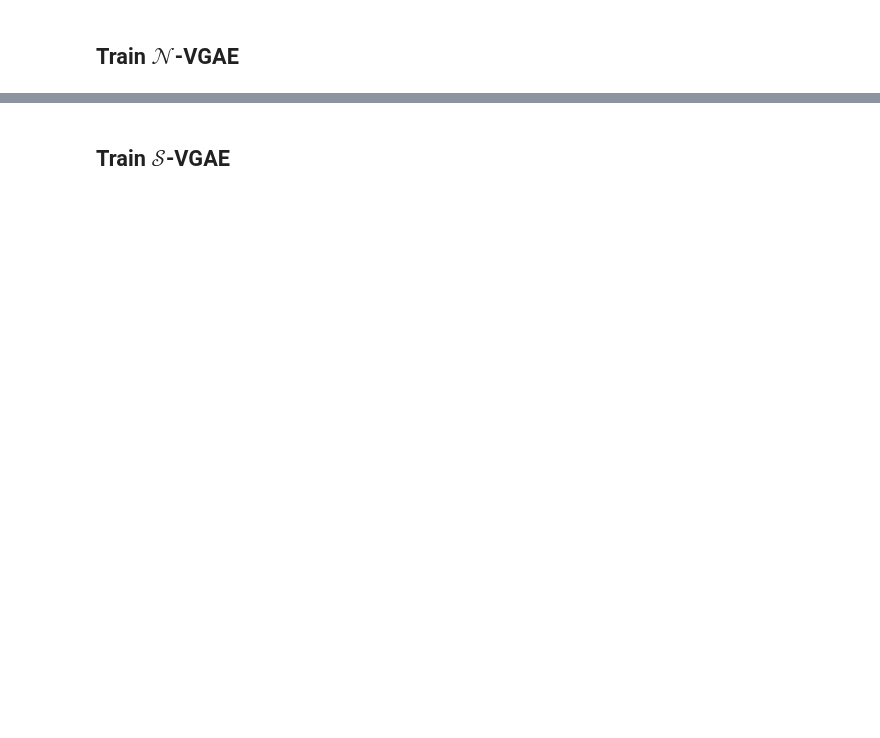
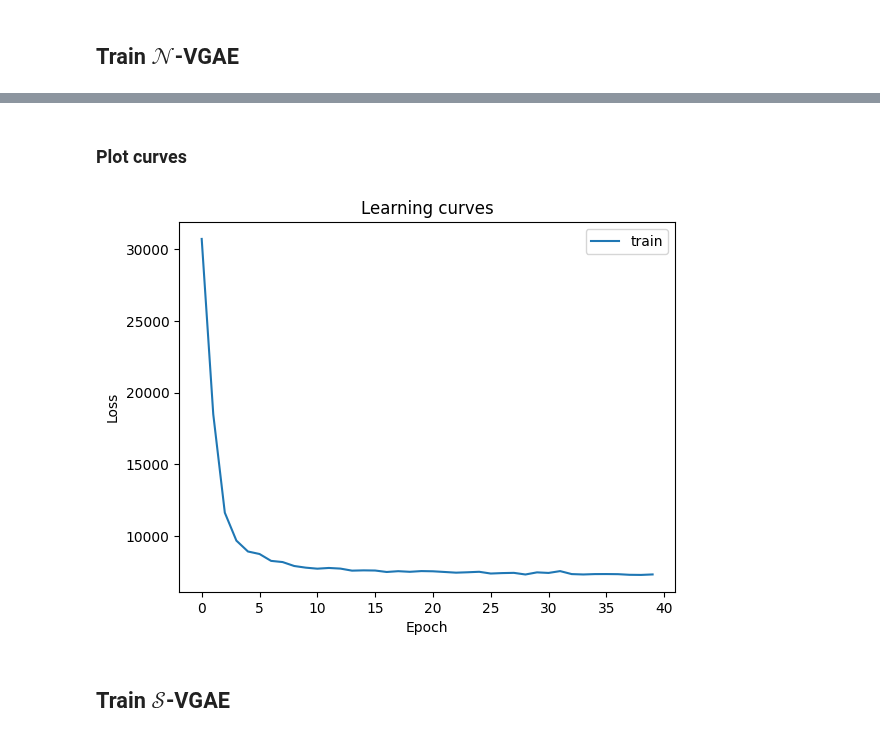
Before and after one commit to vdng9338/projet-compstats-2023, a Jupyter notebook: Code/training.ipynb, the cells around one changed output, grey strips where cells are left out. Drawn from its saved outputs; the diff is of its cells as text; code cells hidden in the pictures; blank space fills up the shorter version.

```diff
--- a/Code/training.ipynb
+++ b/Code/training.ipynb
@@ -41,5 +41,3 @@ test data Data(x=[2708, 1433], edge_index=[2, 9502], y=[2708], train_mask=[2708]
 10556
 # %%
 # train_data['neg_edge_label_index'] = negative_sampling(train_data.pos_edge_label_index)
-# %%
-train_data['neg_edge_label_index'] = negative_sampling(train_data.pos_edge_label_index)
@@ -105,28 +99,27 @@ optimizer = torch.optim.Adam(n_vgae.parameters(), lr=lr)
 log_loss = {'train': [] }
 log_metrics = {'val_auc' : [],
                'val_ap' : []}
-val_edge_label_index = torch.cat([val_data.pos_edge_label_index, val_data.neg_edge_label_index], dim=1)
+#val_edge_label_index = torch.cat([val_data.pos_edge_label_index, val_data.neg_edge_label_index], dim=1)
 
 for epoch in range(num_epochs):
 
     # negative sampling
-    train_neg_edge_index = negative_sampling(train_data.pos_edge_label_index)
-    train_data['edge_label_index'] = torch.cat([train_data.pos_edge_label_index, train_neg_edge_index], dim=1)
+    train_neg_edge_index = negative_sampling(train_data.edge_index, force_undirected=True)
+    #train_data['edge_label_index'] = torch.cat([train_data.pos_edge_label_index, train_neg_edge_index], dim=1)
 
     optimizer.zero_grad()
-    output, mus, logsigma2s = n_vgae(train_data.x.to(device), train_data.edge_label_index.to(device) )
-    loss = normal_reconstruction_loss(output, train_data.pos_edge_label_index, train_neg_edge_index) + normal_kl_div(logsigma2s, mus)
-    print(loss)
+    output, mus, logsigma2s = n_vgae(train_data.x.to(device), train_data.edge_index.to(device) )
+    loss = normal_reconstruction_loss(output, train_data.edge_index, train_neg_edge_index) + .0*normal_kl_div(logsigma2s, mus)
 
     loss.backward()
 
     optimizer.step()
 
     with torch.no_grad():
-        print('neg sampling ?', train_data.edge_label_index[-10:])
+        #print('neg sampling ?', train_data.edge_label_index[-10:])
         if epoch % 5 == 0:
-            out_val, mus_val, logkappas_val, ws, epss, bs = n_vgae(val_data.x.to(device), val_edge_label_index.to(device))
-            val_labs, edge_probs_val = get_edge_probs(out_val, val_data.pos_edge_label_index, val_data.neg_edge_label_index)
+            #out_val, mus_val, logsigma2s_val = n_vgae(val_data.x.to(device), val_edge_label_index.to(device))
+            val_labs, edge_probs_val = get_edge_probs(output, val_data.pos_edge_label_index, val_data.neg_edge_label_index)
             log_metrics['val_auc'].append(roc_auc_score(val_labs, edge_probs_val))
             log_metrics['val_ap'].append(average_precision_score(val_labs, edge_probs_val))
             log_loss['train'].append(loss.item())
@@ -138,3 +149,20 @@ for epoch in range(num_epochs):
+# %% [markdown]
+### Plot curves
+# %%
+def plot_curves(log_loss):
+    fig, ax = plt.subplots()
+
+    ax.plot(log_loss['train'], label='train')
+    ax.set_xlabel('Epoch')
+    ax.set_ylabel('Loss')
+    ax.legend()
+    ax.set_title('Learning curves')
+
+    plt.show()
+# %%
+plot_curves(log_loss)
+# %% [output]
+[figure, added]
 # %% [markdown]
 ## Train $\mathcal{S}$-VGAE
 # %%
```
Also changed, not shown: parts of 4 cells of this notebook, 3 other files.
